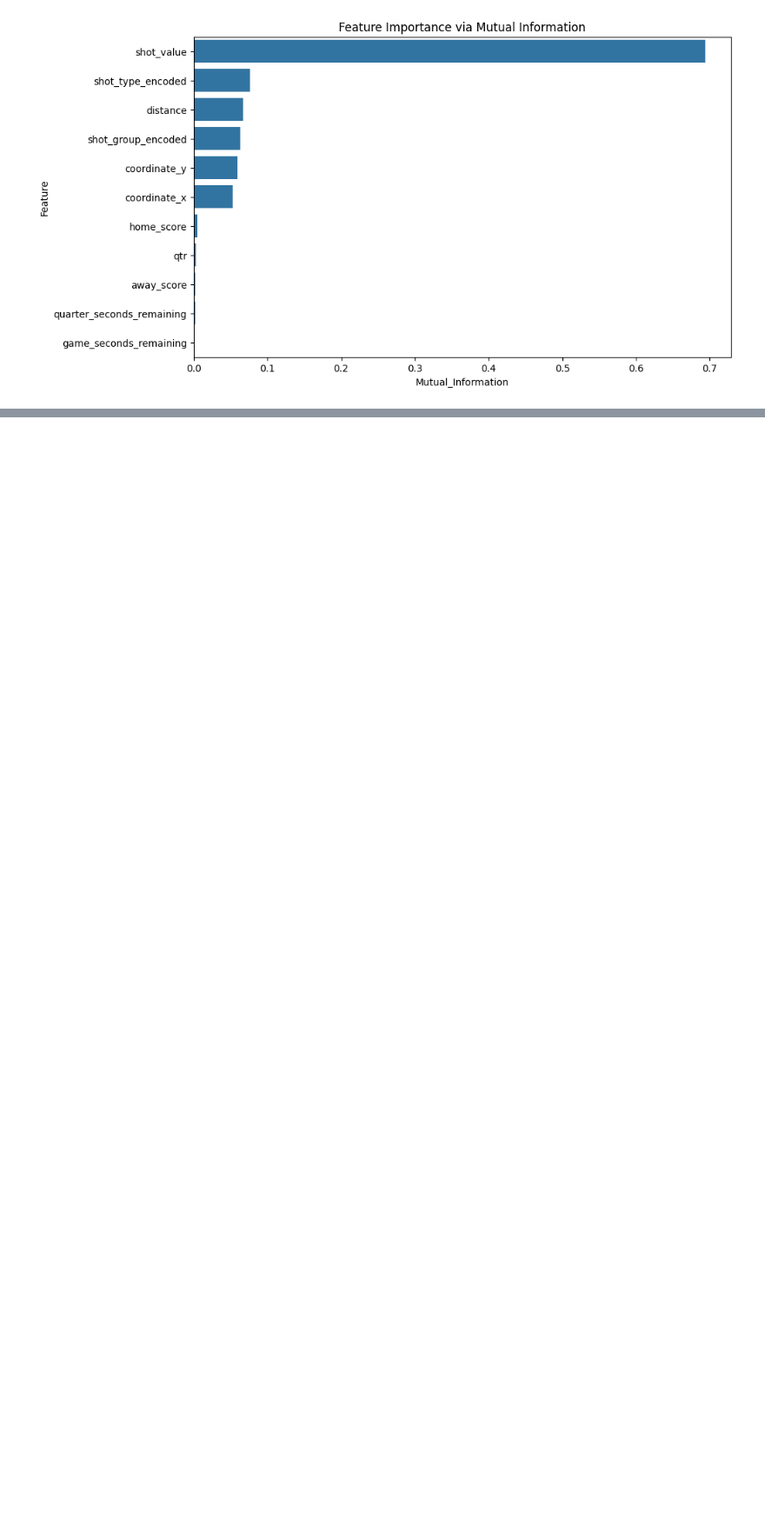
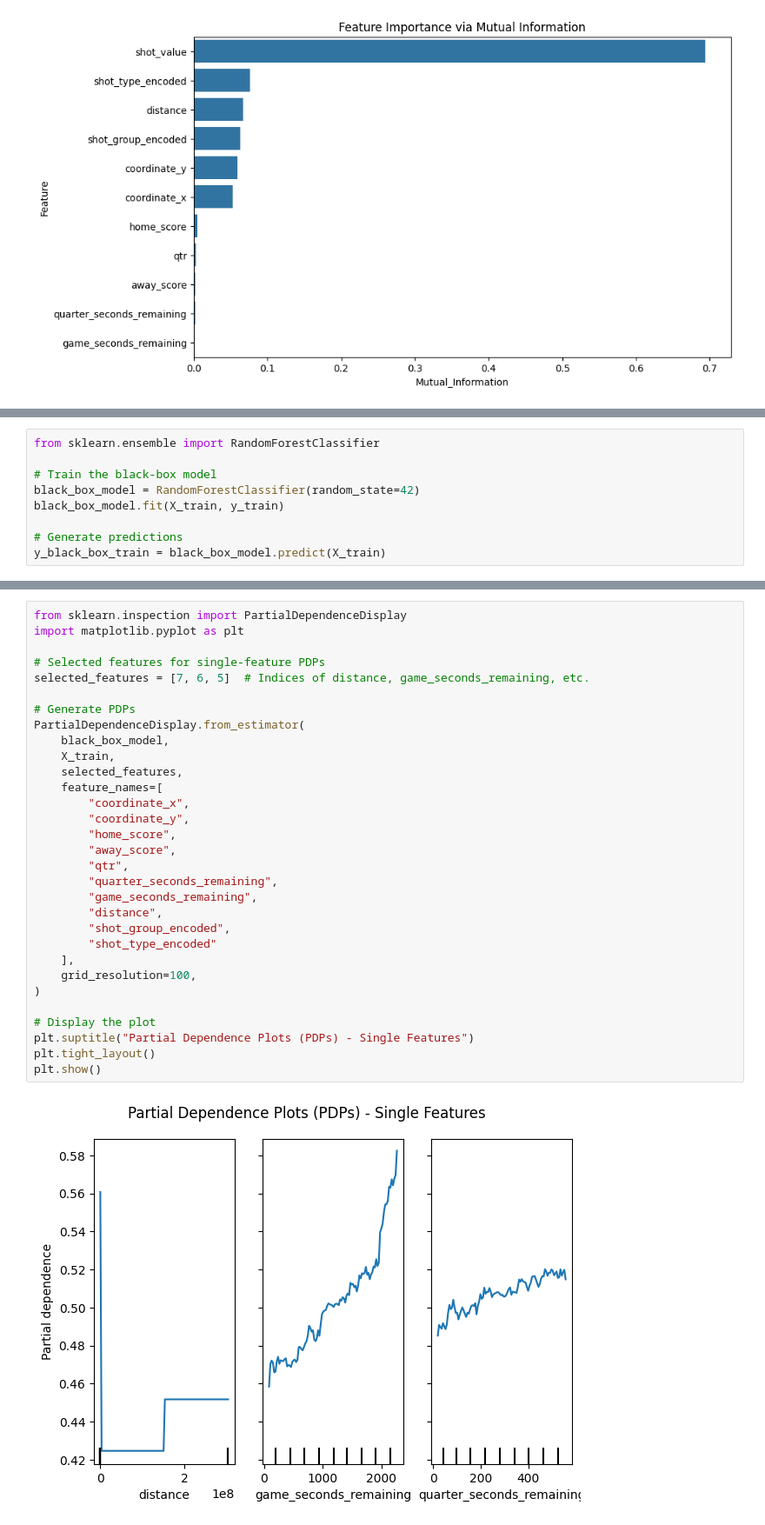
Before and after one commit to v2denny/wnbaXAI, a Jupyter notebook: shap.ipynb, the cells around one changed output, grey strips where cells are left out. Shown at 87% size. Saved outputs shown, nothing was run; the diff lists cells and outputs as text; blank space fills up the shorter version.

```diff
--- a/shap.ipynb
+++ b/shap.ipynb
@@ -198,0 +151,9 @@ plt.show()
+# %%
+from sklearn.ensemble import RandomForestClassifier
+
+# Train the black-box model
+black_box_model = RandomForestClassifier(random_state=42)
+black_box_model.fit(X_train, y_train)
+
+# Generate predictions
+y_black_box_train = black_box_model.predict(X_train)
@@ -198,0 +176,33 @@ plt.show()
+# %%
+from sklearn.inspection import PartialDependenceDisplay
+import matplotlib.pyplot as plt
+
+# Selected features for single-feature PDPs
+selected_features = [7, 6, 5]  # Indices of distance, game_seconds_remaining, etc.
+
+# Generate PDPs
+PartialDependenceDisplay.from_estimator(
+    black_box_model,
+    X_train,
+    selected_features,
+    feature_names=[
+        "coordinate_x",
+        "coordinate_y",
+        "home_score",
+        "away_score",
+        "qtr",
+        "quarter_seconds_remaining",
+        "game_seconds_remaining",
+        "distance",
+        "shot_group_encoded",
+        "shot_type_encoded"
+    ],
+    grid_resolution=100,
+)
+
+# Display the plot
+plt.suptitle("Partial Dependence Plots (PDPs) - Single Features")
+plt.tight_layout()
+plt.show()
+# %% [output]
+[figure, added]
```
Also changed, not shown: parts of 16 cells of this notebook.
